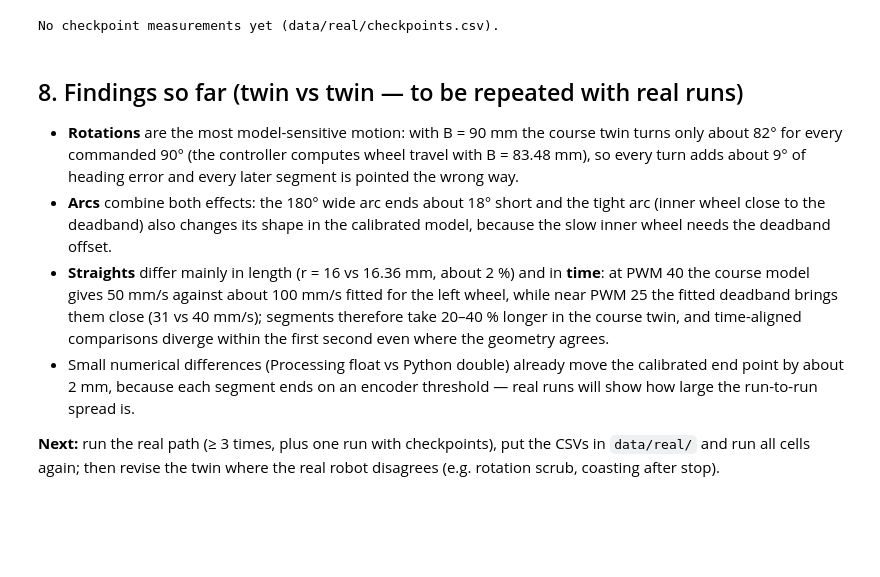
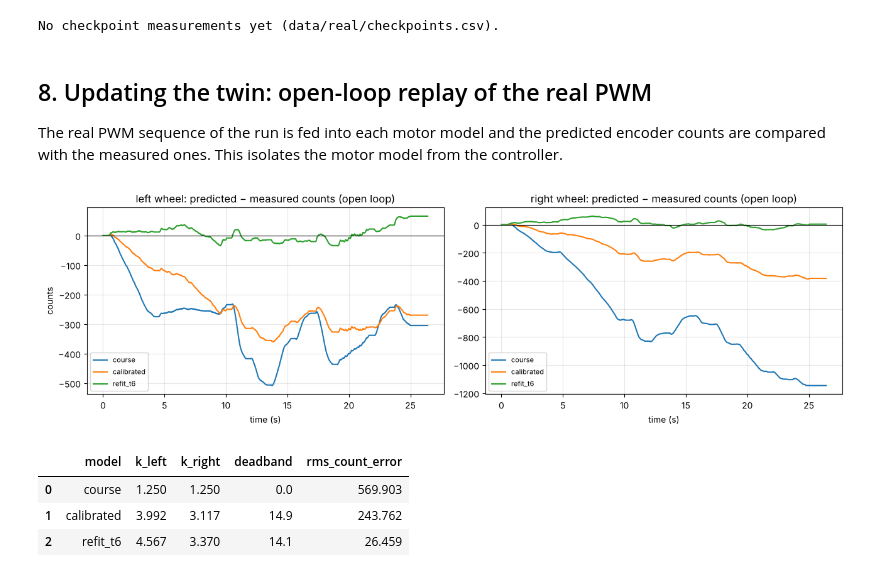
Before and after one commit to comradeofjustice/Bristol_odometry, a Jupyter notebook: 05_path_reproduction/analysis/path_reproduction_twin_vs_real.ipynb, the cells around one changed output. Cells and saved outputs as stored; diff of their text form; code cells hidden in the pictures; blank space fills up the shorter version.

```diff
--- a/05_path_reproduction/analysis/path_reproduction_twin_vs_real.ipynb
+++ b/05_path_reproduction/analysis/path_reproduction_twin_vs_real.ipynb
@@ -244,19 +273,43 @@ else:
 # %% [output]
 No checkpoint measurements yet (data/real/checkpoints.csv).
 # %% [markdown]
-## 8. Findings so far (twin vs twin — to be repeated with real runs)
+## 8. Updating the twin: open-loop replay of the real PWM
 
-* **Rotations** are the most model-sensitive motion: with B = 90 mm the course twin turns only about 82° for every
-  commanded 90° (the controller computes wheel travel with B = 83.48 mm), so every turn adds about 9° of heading
-  error and every later segment is pointed the wrong way.
-* **Arcs** combine both effects: the 180° wide arc ends about 18° short and the tight arc (inner wheel close to the
-  deadband) also changes its shape in the calibrated model, because the slow inner wheel needs the deadband offset.
-* **Straights** differ mainly in length (r = 16 vs 16.36 mm, about 2 %) and in **time**: at PWM 40 the course
-  model gives 50 mm/s against about 100 mm/s fitted for the left wheel, while near PWM 25 the fitted deadband brings
-  them close (31 vs 40 mm/s); segments therefore take 20–40 % longer in the course twin, and time-aligned
-  comparisons diverge within the first second even where the geometry agrees.
-* Small numerical differences (Processing float vs Python double) already move the calibrated end point by about
-  2 mm, because each segment ends on an encoder threshold — real runs will show how large the run-to-run spread is.
-
-**Next:** run the real path (≥ 3 times, plus one run with checkpoints), put the CSVs in `data/real/` and run all
-cells again; then revise the twin where the real robot disagrees (e.g. rotation scrub, coasting after stop).
+The real PWM sequence of the run is fed into each motor model and the predicted encoder counts are compared with the
+measured ones. This isolates the motor model from the controller.
+# %%
+def open_loop_counts(model, d):
+    bot = twin.Robot(model)
+    cl, cr = [0.0], [0.0]
+    t, uL, uR = d.time_ms.values, d.left_pwm.values, d.right_pwm.values
+    for i in range(1, len(t)):
+        bot.pwm_l, bot.pwm_r = uL[i - 1], uR[i - 1]
+        for _ in range(int(t[i] - t[i - 1])):
+            bot.step_1ms()
+        cl.append(bot.nl); cr.append(bot.nr)
+    return np.array(cl), np.array(cr)
+
+if real:
+    d = list(real.values())[0]
+    fig, ax = plt.subplots(1, 2, figsize=(13, 4), sharex=True)
+    rows = []
+    for name, m in twin.MODELS.items():
+        cl, cr = open_loop_counts(m, d)
+        ax[0].plot(d.time_ms / 1000, cl - d.left_counts, label=name)
+        ax[1].plot(d.time_ms / 1000, cr - d.right_counts, label=name)
+        rows.append({"model": name, "k_left": m.k_left, "k_right": m.k_right, "deadband": m.deadband,
+                     "rms_count_error": float(np.sqrt(np.mean(np.r_[cl - d.left_counts, cr - d.right_counts] ** 2)))})
+    for a, side in zip(ax, ("left", "right")):
+        a.axhline(0, color="k", lw=0.8); a.grid(alpha=0.3); a.legend(fontsize=8)
+        a.set_title(f"{side} wheel: predicted − measured counts (open loop)"); a.set_xlabel("time (s)")
+    ax[0].set_ylabel("counts")
+    plt.tight_layout(); plt.savefig(f"{BASE}/analysis/open_loop_replay.png", dpi=120, bbox_inches="tight"); plt.show()
+    display(pd.DataFrame(rows).round(3))
+else:
+    print("needs a real run")
+# %% [output]
+[figure, added]
+|  | model | k_left | k_right | deadband | rms_count_error |
+| 0 | course | 1.250 | 1.250 | 0.0 | 569.903 |
+| 1 | calibrated | 3.992 | 3.117 | 14.9 | 243.762 |
+| 2 | refit_t6 | 4.567 | 3.370 | 14.1 | 26.459 |
```
Also changed, not shown: parts of 8 cells of this notebook, 19 other files.
